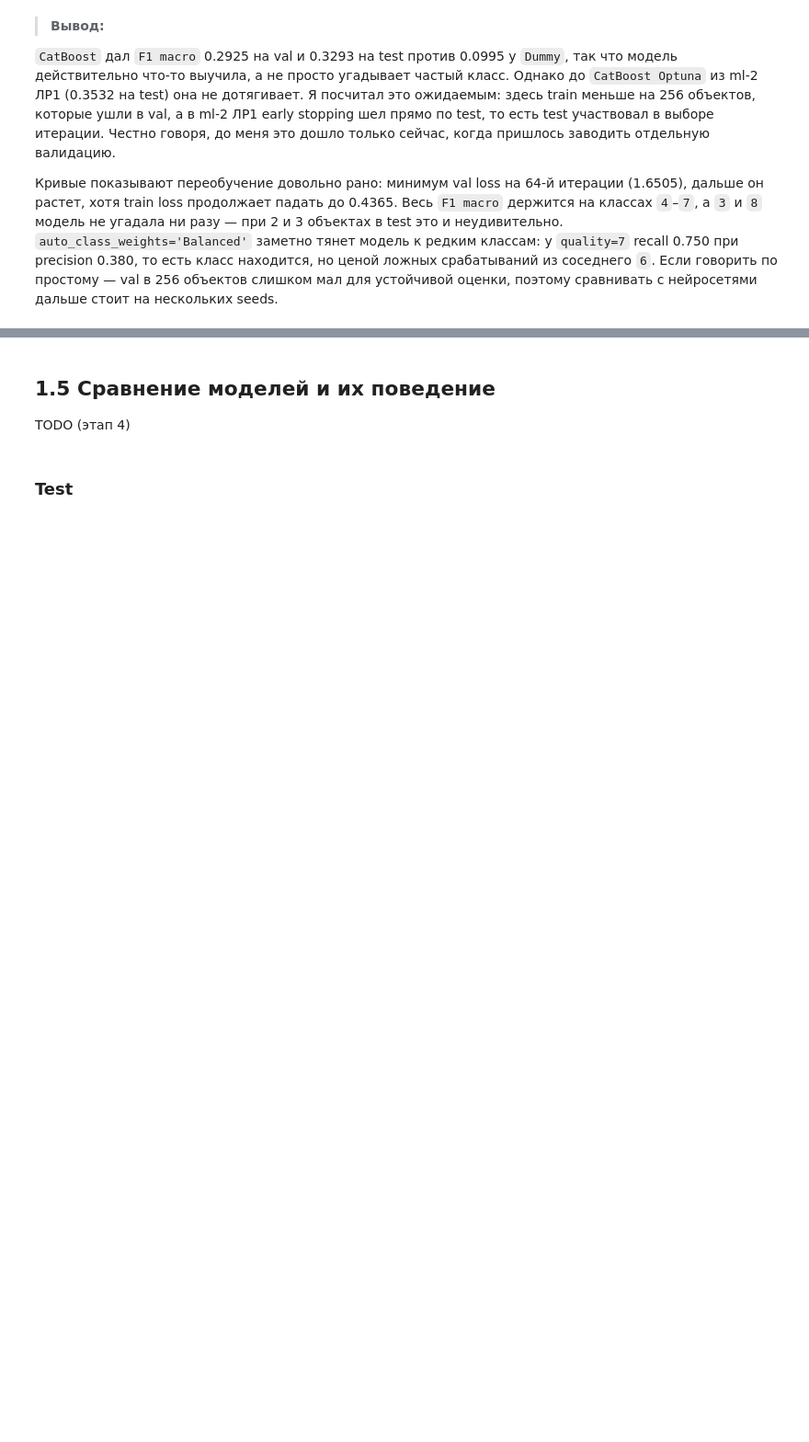
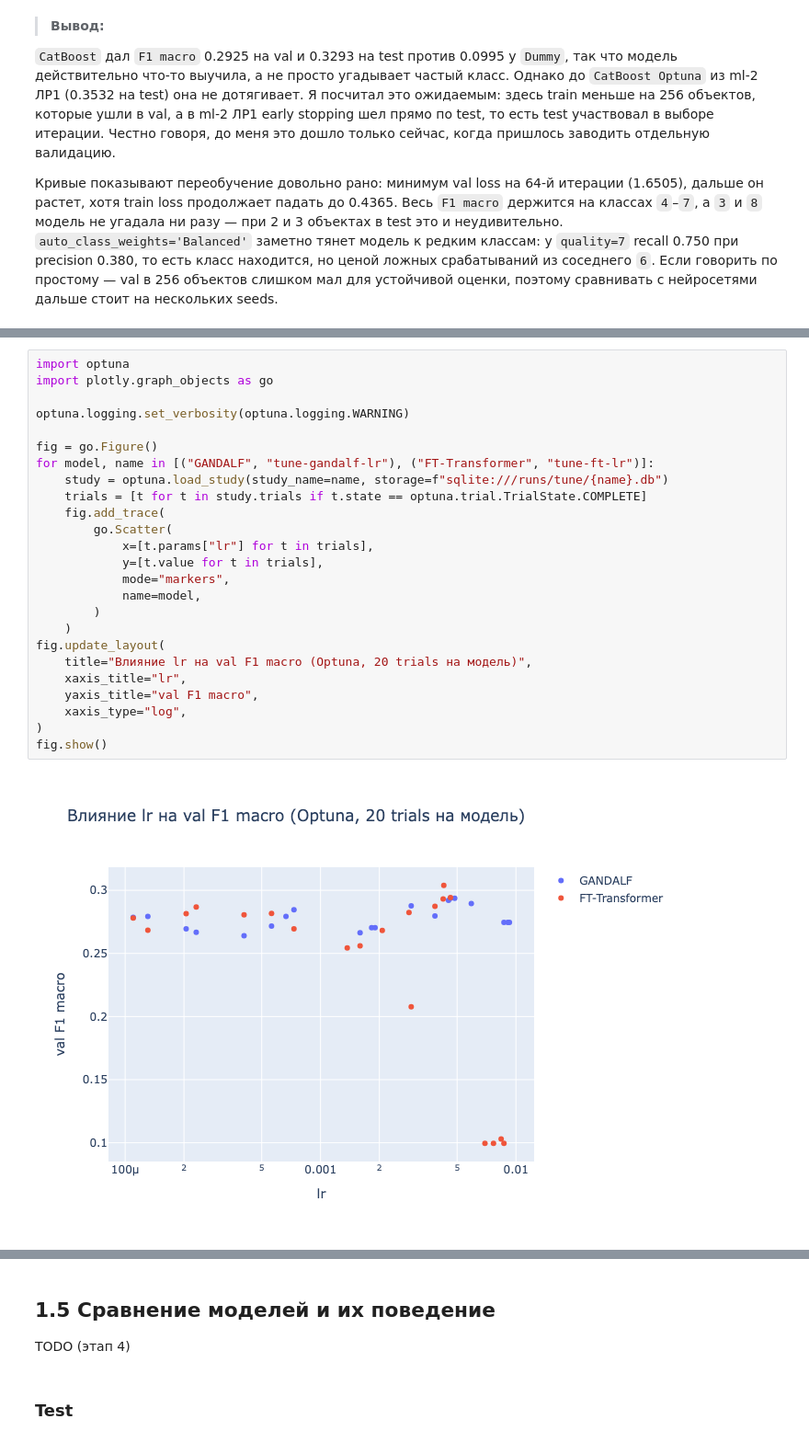
Before and after one commit to 2made1ra/ml-3, a Jupyter notebook: lab-1/lab-1.ipynb, the cells around one changed output, grey strips where cells are left out. Shown at 92% size. Drawn from its saved outputs; the diff is of its cells as text; blank space fills up the shorter version.

```diff
--- a/lab-1/lab-1.ipynb
+++ b/lab-1/lab-1.ipynb
@@ -145,0 +303,27 @@ TODO (этап 3: гипотеза → значения → val F1 macro → в
+# %%
+import optuna
+import plotly.graph_objects as go
+
+optuna.logging.set_verbosity(optuna.logging.WARNING)
+
+fig = go.Figure()
+for model, name in [("GANDALF", "tune-gandalf-lr"), ("FT-Transformer", "tune-ft-lr")]:
+    study = optuna.load_study(study_name=name, storage=f"sqlite:///runs/tune/{name}.db")
+    trials = [t for t in study.trials if t.state == optuna.trial.TrialState.COMPLETE]
+    fig.add_trace(
+        go.Scatter(
+            x=[t.params["lr"] for t in trials],
+            y=[t.value for t in trials],
+            mode="markers",
+            name=model,
+        )
+    )
+fig.update_layout(
+    title="Влияние lr на val F1 macro (Optuna, 20 trials на модель)",
+    xaxis_title="lr",
+    yaxis_title="val F1 macro",
+    xaxis_type="log",
+)
+fig.show()
+# %% [output]
+[figure, added]
```
Also changed, not shown: parts of 8 cells of this notebook, 10 other files.
